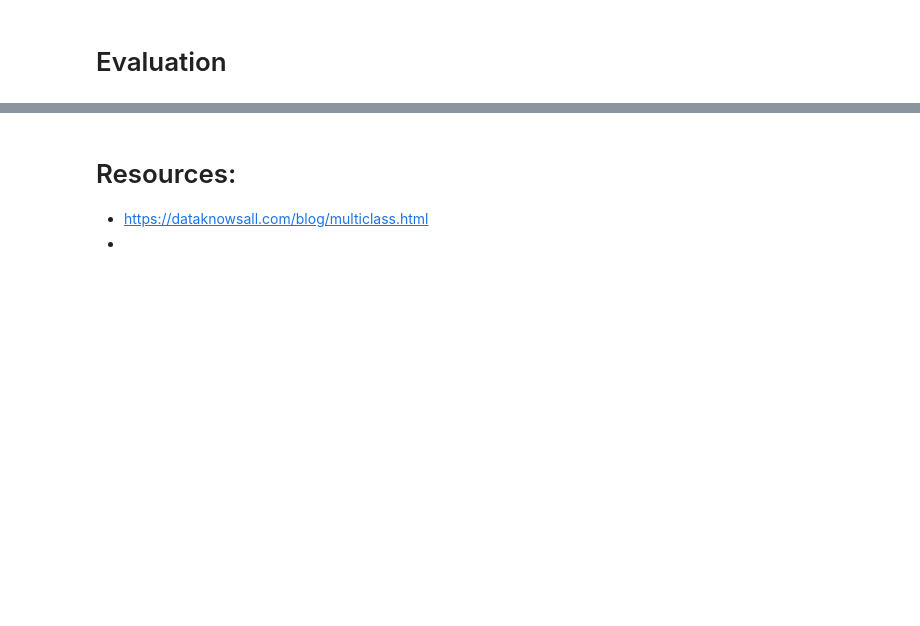
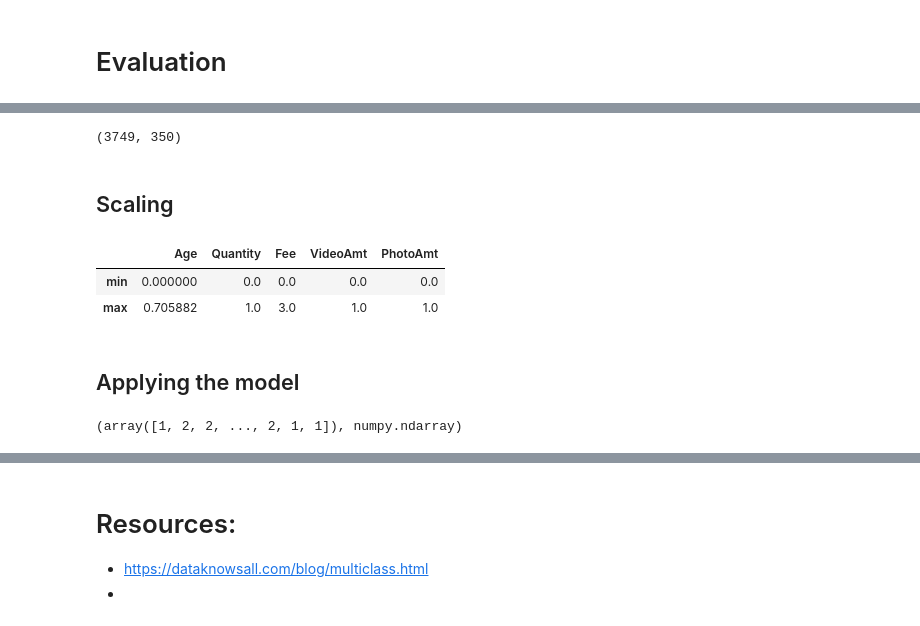
Before and after one commit to MekongDelta-mind/online-tutoring, a Jupyter notebook: campusx/momc_classification/MOMC - real world problem.ipynb, the cells around one changed output, grey strips where cells are left out. Saved outputs shown, nothing was run; the diff lists cells and outputs as text; code cells hidden in the pictures; blank space fills up the shorter version.

```diff
--- a/campusx/momc_classification/MOMC - real world problem.ipynb
+++ b/campusx/momc_classification/MOMC - real world problem.ipynb
@@ -517,0 +545,24 @@ y_pred_speed = pipeline_speed.predict(X_test_augmented)
+# %%
+val_encoded_df.index = X_val.index
+# %%
+# Joining tables
+X_val = pd.concat([X_val, val_encoded_df], axis=1)
+# %%
+# Dropping old categorical columns
+X_val.drop(cat_cols, axis=1, inplace=True)
+# %%
+X_val.shape
+# %% [output]
+(3749, 350)
+# %% [markdown]
+## Scaling
+# %%
+X_val[num_cols] = scaler.transform(X_val[num_cols])
+# %%
+X_val[num_cols].describe().loc[['min', 'max'], :]
+# %% [output]
+|  | Age | Quantity | Fee | VideoAmt | PhotoAmt |
+| min | 0.000000 | 0.0 | 0.0 | 0.0 | 0.0 |
+| max | 0.705882 | 1.0 | 3.0 | 1.0 | 1.0 |
+# %% [markdown]
+## Applying the model
@@ -517,0 +571,4 @@ y_pred_speed = pipeline_speed.predict(X_test_augmented)
+# %%
+y_val_type_predict,type(y_val_type_predict)
+# %% [output]
+(array([1, 2, 2, ..., 2, 1, 1]), numpy.ndarray)
```
Also changed, not shown: parts of 49 cells of this notebook, 2 other files.
